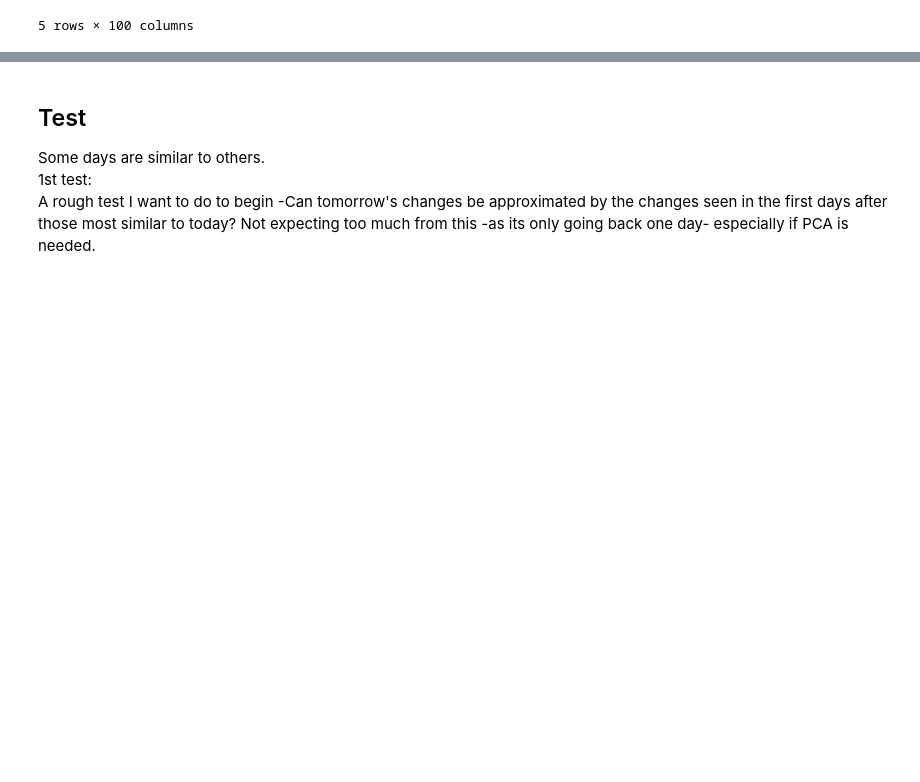
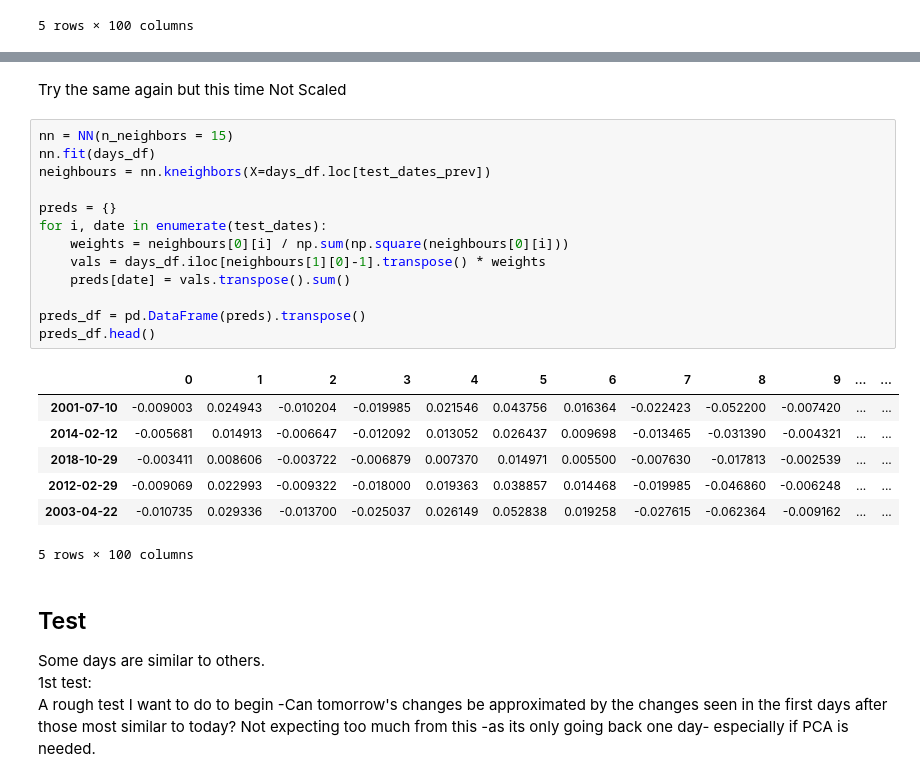
Before and after one commit to Maltanno/Capstone_project, a Jupyter notebook: Modelling.ipynb, the cells around one changed output, grey strips where cells are left out. Cells and saved outputs as stored; diff of their text form; blank space fills up the shorter version.

```diff
--- a/Modelling.ipynb
+++ b/Modelling.ipynb
@@ -312,3 +360,26 @@ nn.kneighbors(X=)
+# %% [markdown]
+Try the same again but this time Not Scaled
+# %%
+nn = NN(n_neighbors = 15)
+nn.fit(days_df)
+neighbours = nn.kneighbors(X=days_df.loc[test_dates_prev])
+
+preds = {}
+for i, date in enumerate(test_dates):
+    weights = neighbours[0][i] / np.sum(np.square(neighbours[0][i]))
+    vals = days_df.iloc[neighbours[1][0]-1].transpose() * weights
+    preds[date] = vals.transpose().sum()
+
+preds_df = pd.DataFrame(preds).transpose()
+preds_df.head()
+# %% [output]
+|  | 0 | 1 | 2 | 3 | 4 | 5 | 6 | 7 | 8 | 9 | ... | ... |
+| 2001-07-10 | -0.009003 | 0.024943 | -0.010204 | -0.019985 | 0.021546 | 0.043756 | 0.016364 | -0.022423 | -0.052200 | -0.007420 | ... | ... |
+| 2014-02-12 | -0.005681 | 0.014913 | -0.006647 | -0.012092 | 0.013052 | 0.026437 | 0.009698 | -0.013465 | -0.031390 | -0.004321 | ... | ... |
+| 2018-10-29 | -0.003411 | 0.008606 | -0.003722 | -0.006879 | 0.007370 | 0.014971 | 0.005500 | -0.007630 | -0.017813 | -0.002539 | ... | ... |
+| 2012-02-29 | -0.009069 | 0.022993 | -0.009322 | -0.018000 | 0.019363 | 0.038857 | 0.014468 | -0.019985 | -0.046860 | -0.006248 | ... | ... |
+| 2003-04-22 | -0.010735 | 0.029336 | -0.013700 | -0.025037 | 0.026149 | 0.052838 | 0.019258 | -0.027615 | -0.062364 | -0.009162 | ... | ... |
+5 rows × 100 columns
 # %% [markdown]
 ## Test
 Some days are similar to others.
```
Also changed, not shown: parts of 16 cells of this notebook, 1 other file.
